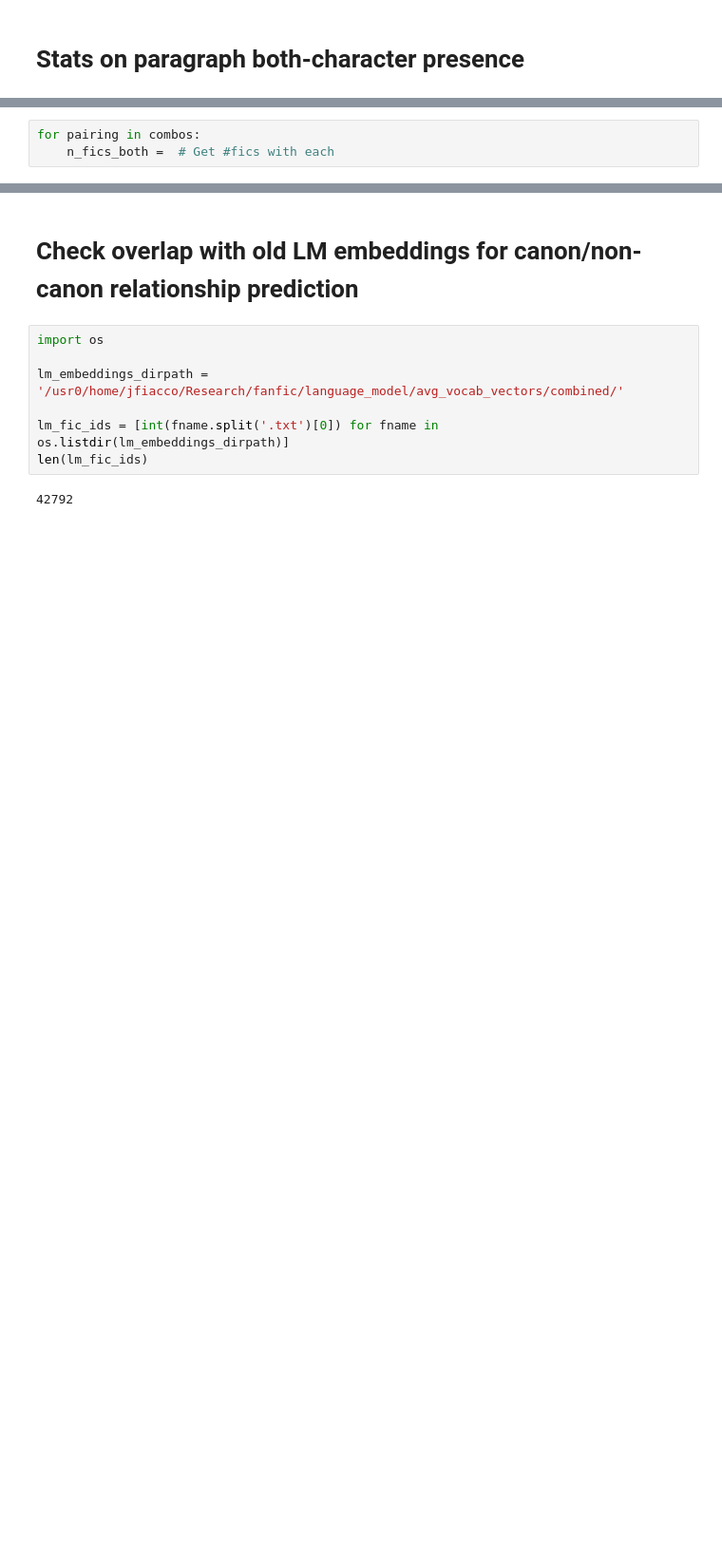
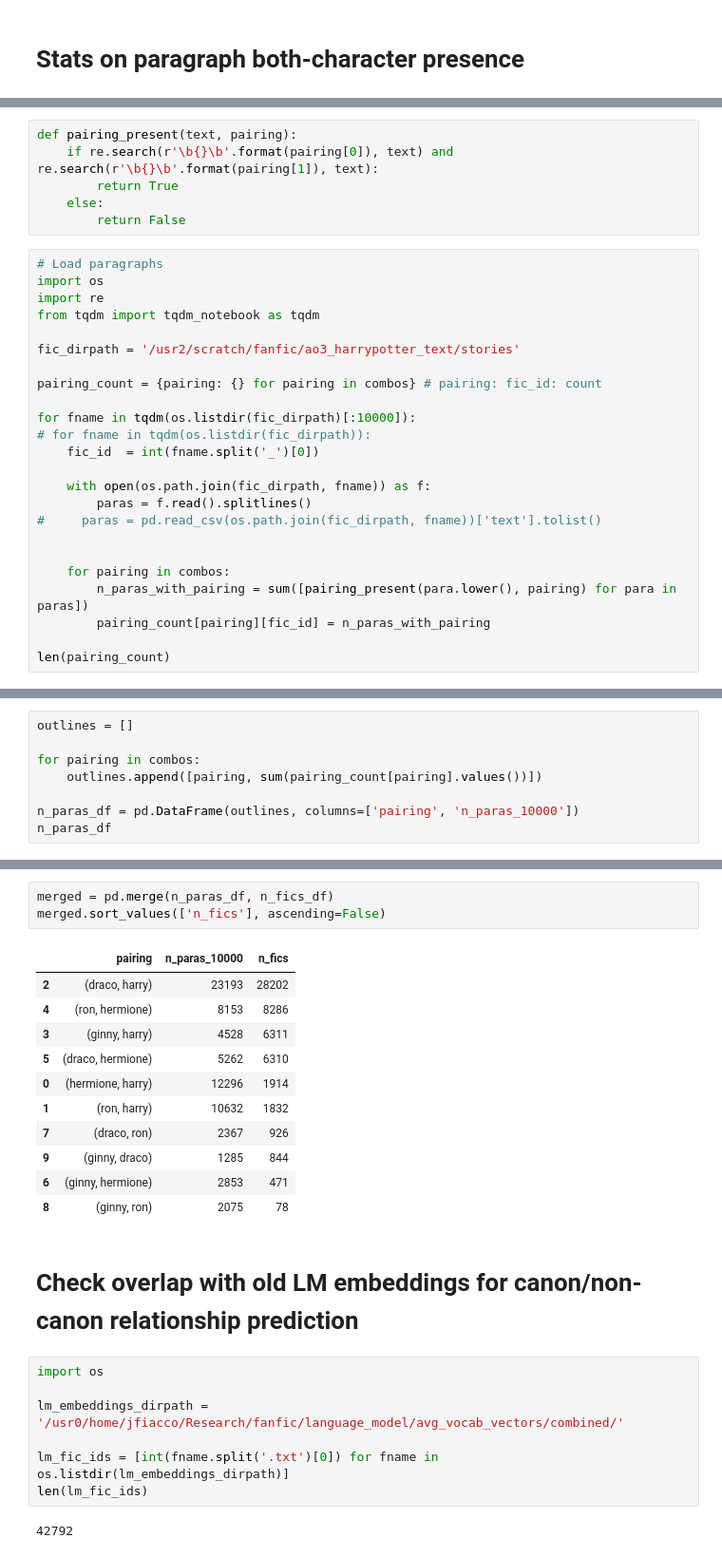
Before and after one commit to michaelmilleryoder/fanfiction-scripts, a Jupyter notebook: jupyter/emnlp2019.ipynb, the cells around one changed output, grey strips where cells are left out. Shown at 95% size. Saved outputs shown, nothing was run; the diff lists cells and outputs as text; blank space fills up the shorter version.

Commit message:
Stats on paragraph counts

```diff
--- a/jupyter/emnlp2019.ipynb
+++ b/jupyter/emnlp2019.ipynb
@@ -23,3 +20,0 @@ combos
-# %%
-for pairing in combos:
-    n_fics_both =  # Get #fics with each
@@ -25,0 +111,30 @@ for pairing in combos:
+# %%
+def pairing_present(text, pairing):
+    if re.search(r'\b{}\b'.format(pairing[0]), text) and re.search(r'\b{}\b'.format(pairing[1]), text):
+        return True
+    else:
+        return False
+# %%
+# Load paragraphs
+import os
+import re
+from tqdm import tqdm_notebook as tqdm
+
+fic_dirpath = '/usr2/scratch/fanfic/ao3_harrypotter_text/stories'
+
+pairing_count = {pairing: {} for pairing in combos} # pairing: fic_id: count
+
+for fname in tqdm(os.listdir(fic_dirpath)[:10000]):
+# for fname in tqdm(os.listdir(fic_dirpath)):
+    fic_id  = int(fname.split('_')[0])
+
+    with open(os.path.join(fic_dirpath, fname)) as f:
+        paras = f.read().splitlines()
+#     paras = pd.read_csv(os.path.join(fic_dirpath, fname))['text'].tolist()
+
+
+    for pairing in combos:
+        n_paras_with_pairing = sum([pairing_present(para.lower(), pairing) for para in paras])
+        pairing_count[pairing][fic_id] = n_paras_with_pairing
+
+len(pairing_count)
@@ -25,0 +144,8 @@ for pairing in combos:
+# %%
+outlines = []
+
+for pairing in combos:
+    outlines.append([pairing, sum(pairing_count[pairing].values())])
+
+n_paras_df = pd.DataFrame(outlines, columns=['pairing', 'n_paras_10000'])
+n_paras_df
@@ -26,3 +164,18 @@ for pairing in combos:
+# %%
+merged = pd.merge(n_paras_df, n_fics_df)
+merged.sort_values(['n_fics'], ascending=False)
+# %% [output]
+|  | pairing | n_paras_10000 | n_fics |
+| 2 | (draco, harry) | 23193 | 28202 |
+| 4 | (ron, hermione) | 8153 | 8286 |
+| 3 | (ginny, harry) | 4528 | 6311 |
+| 5 | (draco, hermione) | 5262 | 6310 |
+| 0 | (hermione, harry) | 12296 | 1914 |
+| 1 | (ron, harry) | 10632 | 1832 |
+| 7 | (draco, ron) | 2367 | 926 |
+| 9 | (ginny, draco) | 1285 | 844 |
+| 6 | (ginny, hermione) | 2853 | 471 |
+| 8 | (ginny, ron) | 2075 | 78 |
 # %% [markdown]
 # Check overlap with old LM embeddings for canon/non-canon relationship prediction
 # %%
```
Also changed, not shown: parts of 10 cells of this notebook, 1 other file.
